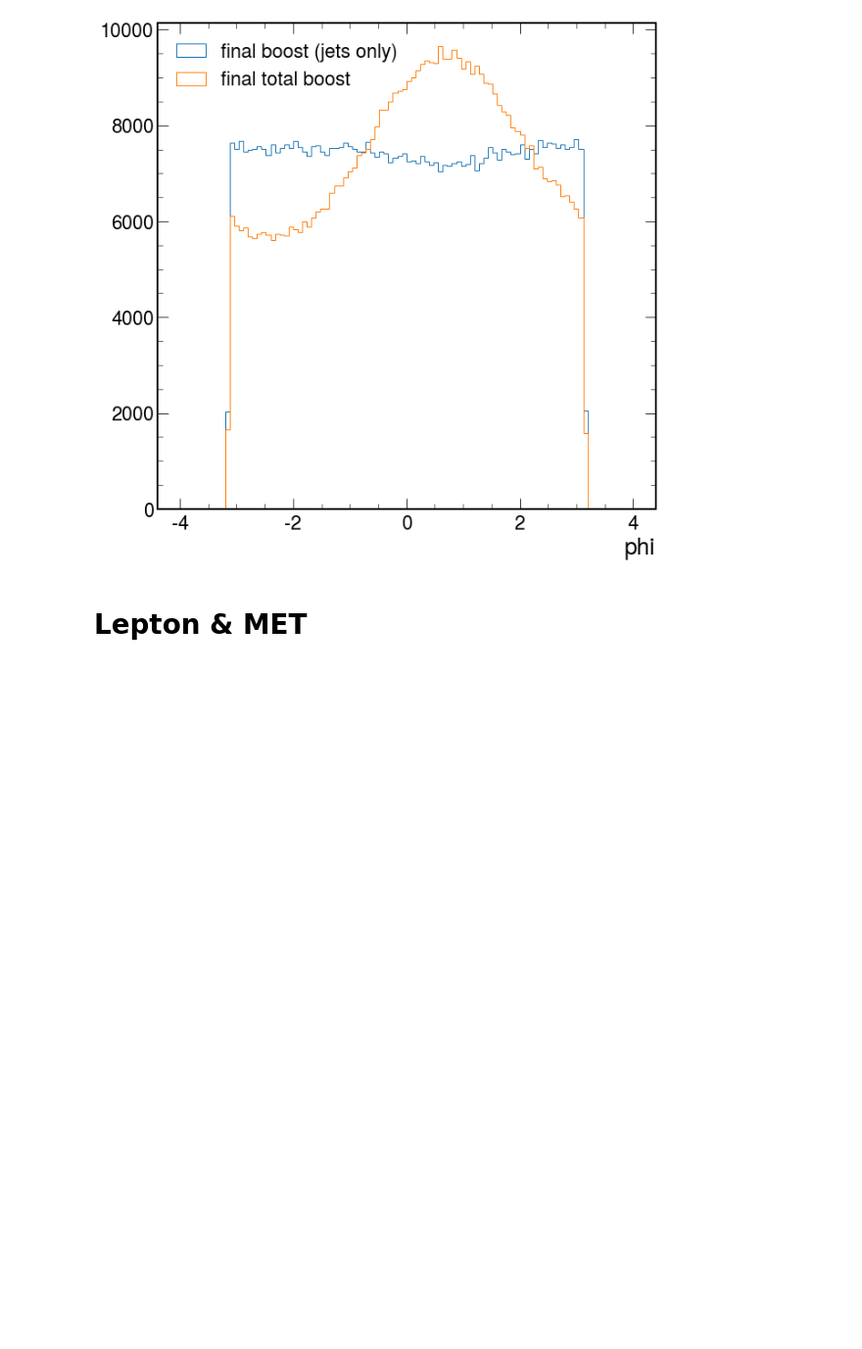
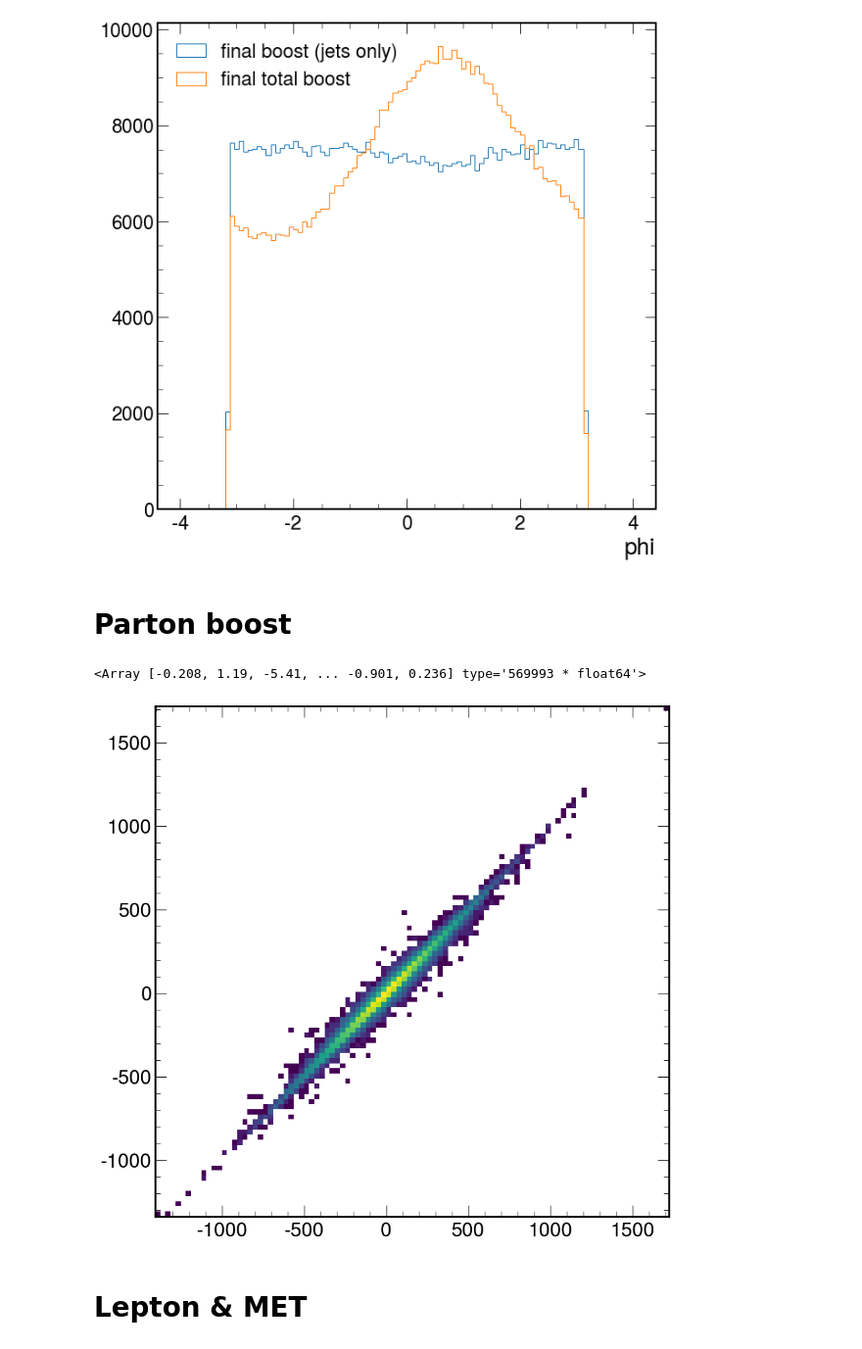
Before and after one commit to valsdav/ttHbb_jets_partons_studies, a Jupyter notebook: GenLevelPlots.ipynb, the cells around one changed output. Shown at 98% size. Saved outputs shown, nothing was run; the diff lists cells and outputs as text; code cells hidden in the pictures; blank space fills up the shorter version.

Commit message:
new dataset with explicit higgs

```diff
--- a/GenLevelPlots.ipynb
+++ b/GenLevelPlots.ipynb
@@ -28,7 +28,8 @@ partons,
 generator_info,
 lepton_partons,
 lepton_reco,
-met
+met,
+higgs
 ) = ak.unzip(df)
 
 jets = ak.with_name(jets, name="Momentum4D")
@@ -37,6 +38,7 @@ partons = ak.with_name(partons, name="Momentum4D")
 lepton_partons = ak.with_name(lepton_partons, name="Momentum4D")
 lepton_reco = ak.with_name(lepton_reco, name="Momentum4D")
 met = ak.with_name(met, name="Momentum4D")
+higgs = ak.with_name(higgs, name="Momentum4D")
 # %% [markdown]
 # Exercise Plots
 # %%
@@ -379,6 +401,19 @@ plt.legend(loc="upper left")
 plt.show()
 # %% [output]
 [figure]
+# %% [markdown]
+# Parton boost
+# %%
+higgs_parton_old = partons[partons.prov==1][:,0]+ partons[partons.prov==1][:,1]
+# %%
+higgs.px - higgs_parton_old.px
+# %% [output]
+<Array [-0.208, 1.19, -5.41, ... -0.901, 0.236] type='569993 * float64'>
+# %%
+plt.hist2d(np.asarray(higgs_parton_old.px),
+           np.asarray(higgs.px), bins=100, norm=LogNorm());
+# %% [output]
+[figure, added]
 # %% [markdown]
 # Lepton & MET
 # %%
```
Also changed, not shown: parts of 7 cells of this notebook, 1 other file.
